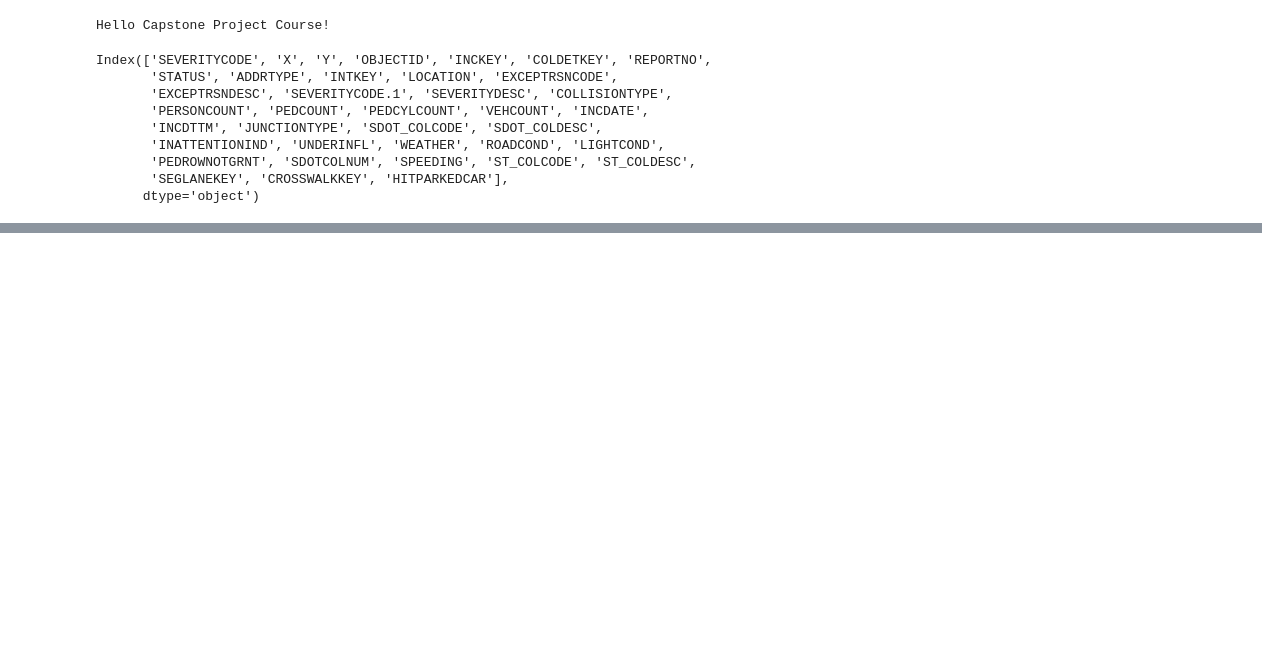
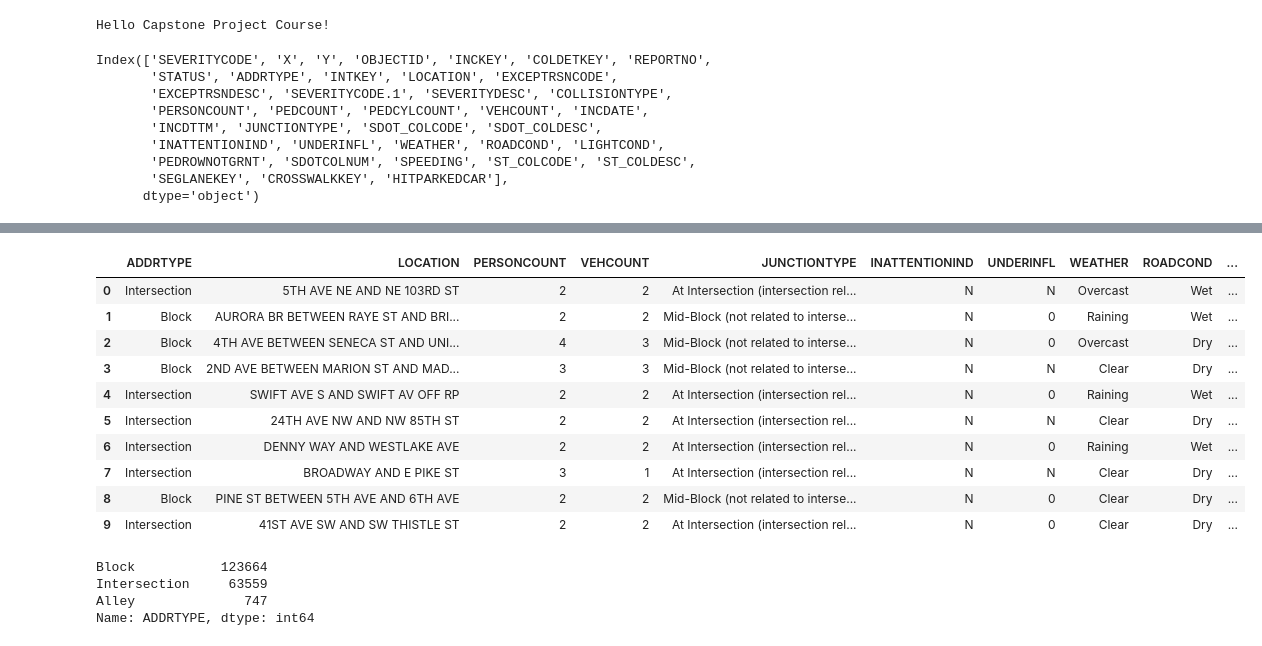
Before and after one commit to MrVJPman/Coursera_Capstone, a Jupyter notebook: Applied Data Science Capstone.ipynb, the cells around one changed output, grey strips where cells are left out. Drawn from its saved outputs; the diff is of its cells as text; code cells hidden in the pictures; blank space fills up the shorter version.

```diff
--- a/Applied Data Science Capstone.ipynb
+++ b/Applied Data Science Capstone.ipynb
@@ -52,8 +52,9 @@ PEDROWNOTGRNT     190006
 SPEEDING          185340
 dtype: int64
 # %%
-#For Location : remove rows that doesn't have a location
-collisions_dataframe_cleaned.dropna(subset=['LOCATION'], inplace=True)
-print(collisions_dataframe_cleaned.shape)
+#For ADDRTYPE : remove rows that doesn't have a location
+print(collisions_dataframe_cleaned['ADDRTYPE'].value_counts())
+collisions_dataframe_cleaned.dropna(subset=['ADDRTYPE'], inplace=True)
+print(collisions_dataframe_cleaned['ADDRTYPE'].value_counts())
 collisions_dataframe_cleaned.isna().sum()
 # %% [output]
@@ -77 +85,8 @@ SPEEDING          182750
 dtype: int64
+# %%
+#For Location : Replacing NaN with Unknowns
+print(collisions_dataframe_cleaned["LOCATION"].value_counts())
+collisions_dataframe_cleaned["LOCATION"] = collisions_dataframe_cleaned["LOCATION"].fillna("Unknown")
+print(collisions_dataframe_cleaned["LOCATION"].value_counts())
+
+collisions_dataframe_cleaned.isna().sum()
@@ -306,6 +356,6 @@ dtype: int64
 # %%
-#For LIGHTCOND : Replacing NaN with N
+#For PEDROWNOTGRNT : Replacing NaN with N
 print(collisions_dataframe_cleaned["PEDROWNOTGRNT"].value_counts())
-collisions_dataframe_cleaned["LIGHTCOND"] = collisions_dataframe_cleaned["LIGHTCOND"].fillna("Unknown")
-print(collisions_dataframe_cleaned["LIGHTCOND"].value_counts())
+collisions_dataframe_cleaned["PEDROWNOTGRNT"] = collisions_dataframe_cleaned["PEDROWNOTGRNT"].fillna("N")
+print(collisions_dataframe_cleaned["PEDROWNOTGRNT"].value_counts())
 collisions_dataframe_cleaned.isna().sum()
@@ -311,0 +386,6 @@ collisions_dataframe_cleaned.isna().sum()
+# %%
+#For SPEEDING : Replacing NaN with N
+print(collisions_dataframe_cleaned["SPEEDING"].value_counts())
+collisions_dataframe_cleaned["SPEEDING"] = collisions_dataframe_cleaned["SPEEDING"].fillna("N")
+print(collisions_dataframe_cleaned["SPEEDING"].value_counts())
+collisions_dataframe_cleaned.isna().sum()
@@ -311,0 +416,21 @@ collisions_dataframe_cleaned.isna().sum()
+# %%
+collisions_dataframe_cleaned.head(10)
+# %% [output]
+|  | ADDRTYPE | LOCATION | PERSONCOUNT | VEHCOUNT | JUNCTIONTYPE | INATTENTIONIND | UNDERINFL | WEATHER | ROADCOND | ... |
+| 0 | Intersection | 5TH AVE NE AND NE 103RD ST | 2 | 2 | At Intersection (intersection rel... | N | N | Overcast | Wet | ... |
+| 1 | Block | AURORA BR BETWEEN RAYE ST AND BRI... | 2 | 2 | Mid-Block (not related to interse... | N | 0 | Raining | Wet | ... |
+| 2 | Block | 4TH AVE BETWEEN SENECA ST AND UNI... | 4 | 3 | Mid-Block (not related to interse... | N | 0 | Overcast | Dry | ... |
+| 3 | Block | 2ND AVE BETWEEN MARION ST AND MAD... | 3 | 3 | Mid-Block (not related to interse... | N | N | Clear | Dry | ... |
+| 4 | Intersection | SWIFT AVE S AND SWIFT AV OFF RP | 2 | 2 | At Intersection (intersection rel... | N | 0 | Raining | Wet | ... |
+| 5 | Intersection | 24TH AVE NW AND NW 85TH ST | 2 | 2 | At Intersection (intersection rel... | N | N | Clear | Dry | ... |
+| 6 | Intersection | DENNY WAY AND WESTLAKE AVE | 2 | 2 | At Intersection (intersection rel... | N | 0 | Raining | Wet | ... |
+| 7 | Intersection | BROADWAY AND E PIKE ST | 3 | 1 | At Intersection (intersection rel... | N | N | Clear | Dry | ... |
+| 8 | Block | PINE ST BETWEEN 5TH AVE AND 6TH AVE | 2 | 2 | Mid-Block (not related to interse... | N | 0 | Clear | Dry | ... |
+| 9 | Intersection | 41ST AVE SW AND SW THISTLE ST | 2 | 2 | At Intersection (intersection rel... | N | 0 | Clear | Dry | ... |
+# %%
+collisions_dataframe_cleaned["ADDRTYPE"].value_counts()
+# %% [output]
+Block           123664
+Intersection     63559
+Alley              747
+Name: ADDRTYPE, dtype: int64
```
Also changed, not shown: parts of 21 cells of this notebook.
